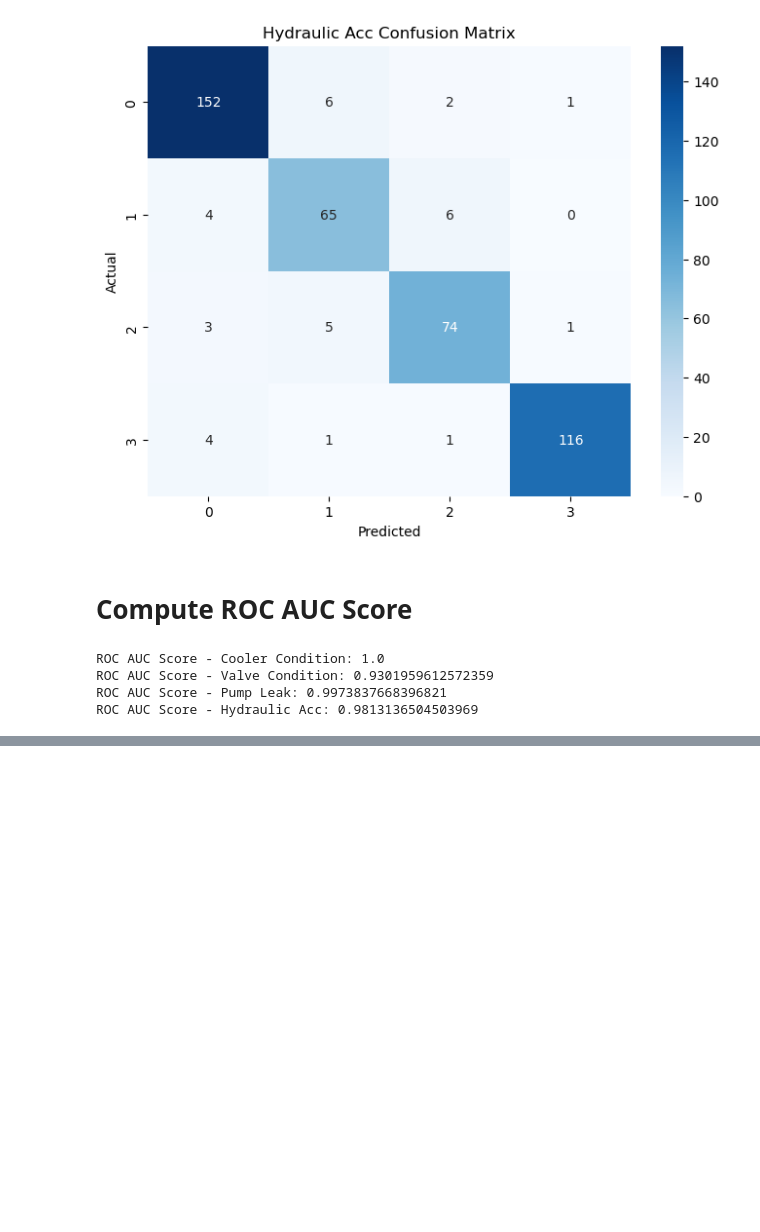
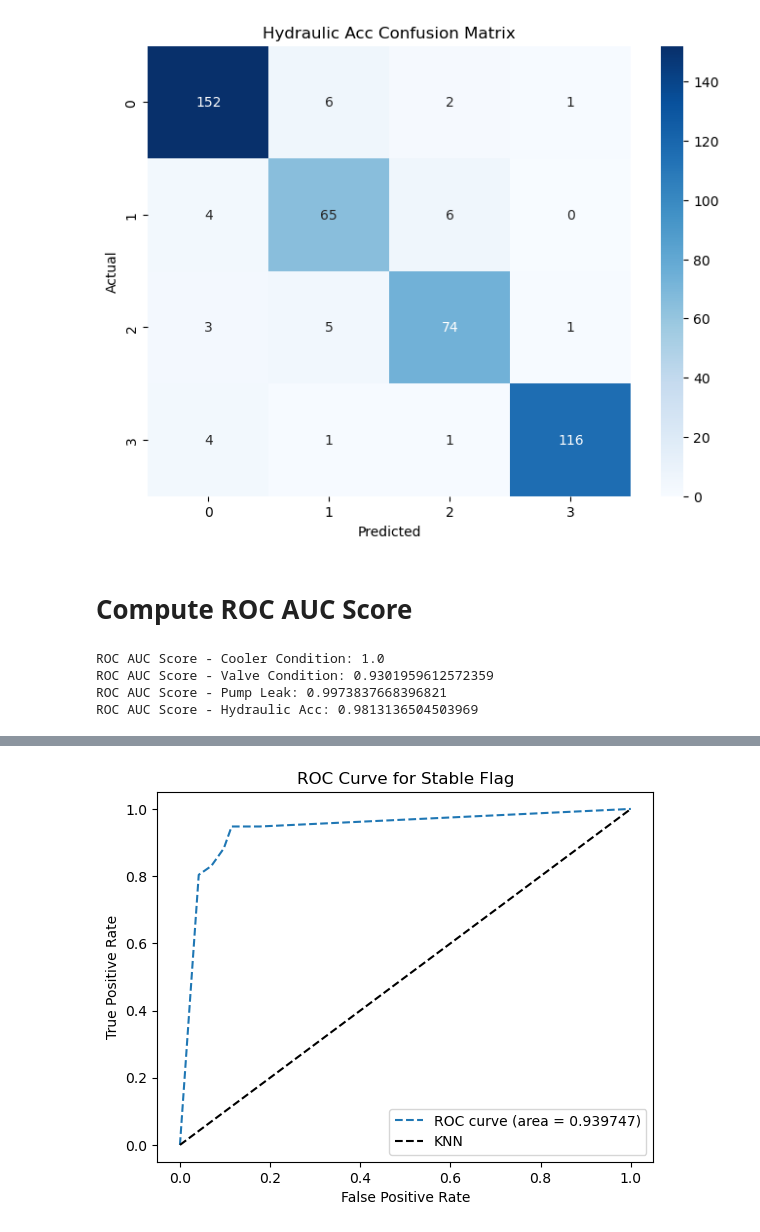
Before and after one commit to ajaykofficial/Machine-Learning, a Jupyter notebook: Condition Monitoring of Hydraulic System/KNN.ipynb, the cells around one changed output, grey strips where cells are left out. Drawn from its saved outputs; the diff is of its cells as text; code cells hidden in the pictures; blank space fills up the shorter version.

```diff
--- a/Condition Monitoring of Hydraulic System/KNN.ipynb
+++ b/Condition Monitoring of Hydraulic System/KNN.ipynb
@@ -388,0 +516,3 @@ plt.show()
+# %%
+y_pred_prob_stable_flag = knn_stable_flag.predict_proba(X1_test)[:, 1]
+y_pred_prob_stable_flag
@@ -388,0 +574,12 @@ plt.show()
+# %%
+fpr_stable, tpr_stable, _ = roc_curve(y1_test, y_pred_prob_stable_flag, pos_label=1)
+
+plt.plot(fpr_stable, tpr_stable, linestyle='--',label='ROC curve (area = %f)'%roc_auc_score_stable_flag)
+plt.plot([0, 1], [0, 1], 'k--',label='KNN')
+plt.xlabel('False Positive Rate')
+plt.ylabel('True Positive Rate')
+plt.title('ROC Curve for Stable Flag')
+plt.legend(loc="lower right")
+plt.show()
+# %% [output]
+[figure, added]
```
Also changed, not shown: parts of 26 cells of this notebook.
